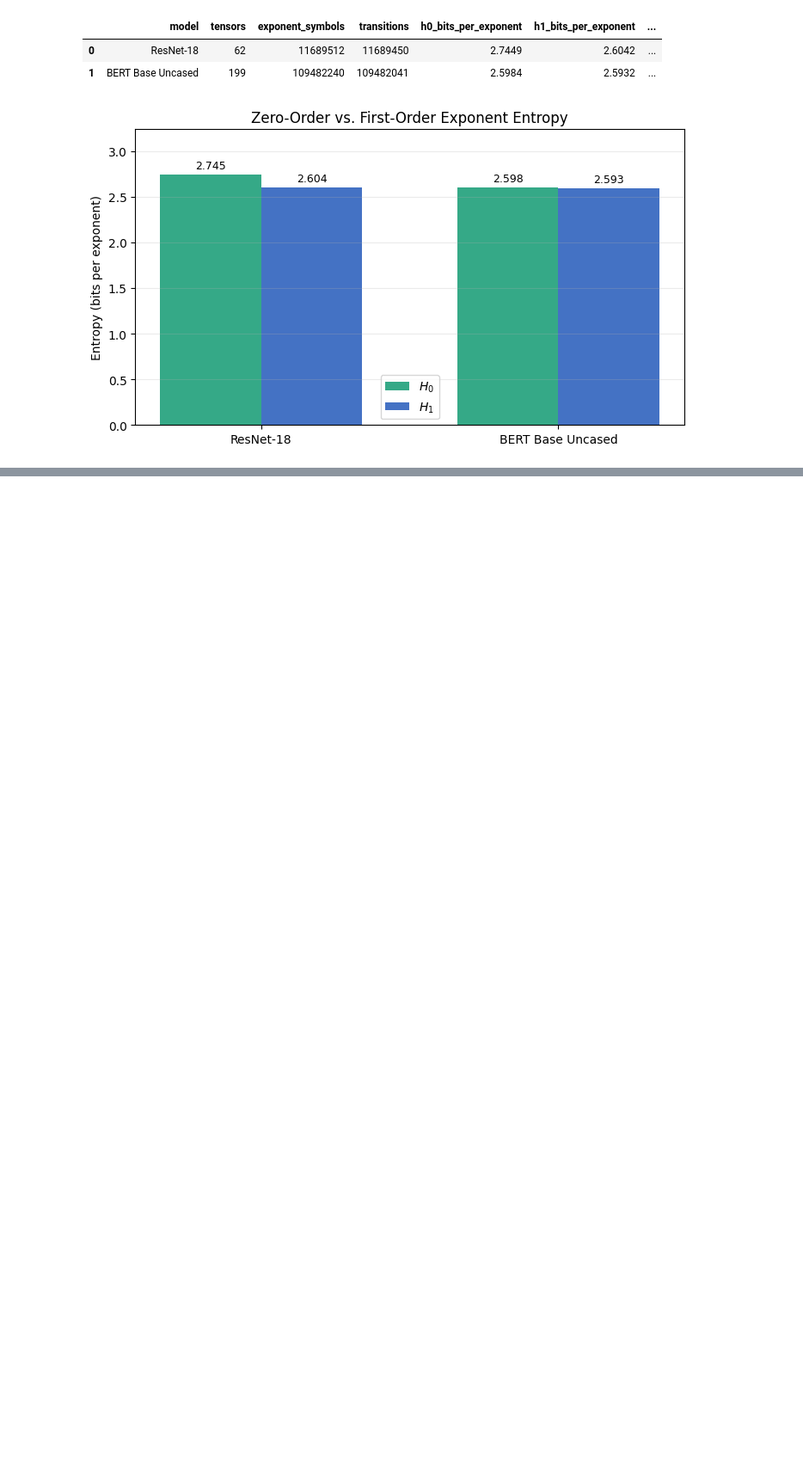
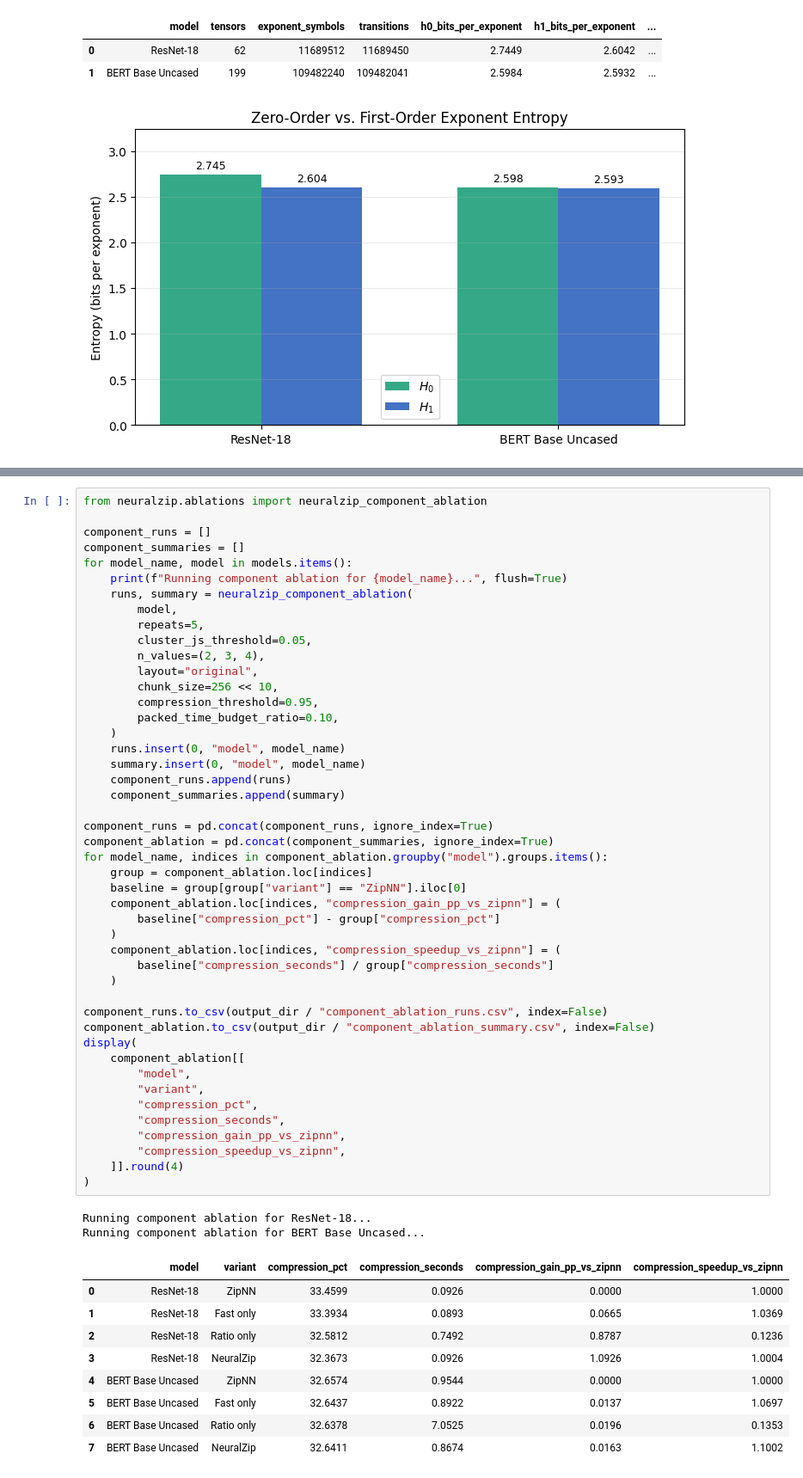
Before and after one commit to MartinEBravo/neuralzip, a Jupyter notebook: examples/0-ablations.ipynb, the cells around one changed output, grey strips where cells are left out. Shown at 86% size. Saved outputs shown, nothing was run; the diff lists cells and outputs as text; blank space fills up the shorter version.

Commit message:
Unify NeuralZip codec and add component ablation

```diff
--- a/examples/0-ablations.ipynb
+++ b/examples/0-ablations.ipynb
@@ -75,0 +80,58 @@ plt.close(fig)
+# %%
+from neuralzip.ablations import neuralzip_component_ablation
+
+component_runs = []
+component_summaries = []
+for model_name, model in models.items():
+    print(f"Running component ablation for {model_name}...", flush=True)
+    runs, summary = neuralzip_component_ablation(
+        model,
+        repeats=5,
+        cluster_js_threshold=0.05,
+        n_values=(2, 3, 4),
+        layout="original",
+        chunk_size=256 << 10,
+        compression_threshold=0.95,
+        packed_time_budget_ratio=0.10,
+    )
+    runs.insert(0, "model", model_name)
+    summary.insert(0, "model", model_name)
+    component_runs.append(runs)
+    component_summaries.append(summary)
+
+component_runs = pd.concat(component_runs, ignore_index=True)
+component_ablation = pd.concat(component_summaries, ignore_index=True)
+for model_name, indices in component_ablation.groupby("model").groups.items():
+    group = component_ablation.loc[indices]
+    baseline = group[group["variant"] == "ZipNN"].iloc[0]
+    component_ablation.loc[indices, "compression_gain_pp_vs_zipnn"] = (
+        baseline["compression_pct"] - group["compression_pct"]
+    )
+    component_ablation.loc[indices, "compression_speedup_vs_zipnn"] = (
+        baseline["compression_seconds"] / group["compression_seconds"]
+    )
+
+component_runs.to_csv(output_dir / "component_ablation_runs.csv", index=False)
+component_ablation.to_csv(output_dir / "component_ablation_summary.csv", index=False)
+display(
+    component_ablation[[
+        "model",
+        "variant",
+        "compression_pct",
+        "compression_seconds",
+        "compression_gain_pp_vs_zipnn",
+        "compression_speedup_vs_zipnn",
+    ]].round(4)
+)
+# %% [output]
+Running component ablation for ResNet-18...
+Running component ablation for BERT Base Uncased...
+|  | model | variant | compression_pct | compression_seconds | compression_gain_pp_vs_zipnn | compression_speedup_vs_zipnn |
+| 0 | ResNet-18 | ZipNN | 33.4599 | 0.0926 | 0.0000 | 1.0000 |
+| 1 | ResNet-18 | Fast only | 33.3934 | 0.0893 | 0.0665 | 1.0369 |
+| 2 | ResNet-18 | Ratio only | 32.5812 | 0.7492 | 0.8787 | 0.1236 |
+| 3 | ResNet-18 | NeuralZip | 32.3673 | 0.0926 | 1.0926 | 1.0004 |
+| 4 | BERT Base Uncased | ZipNN | 32.6574 | 0.9544 | 0.0000 | 1.0000 |
+| 5 | BERT Base Uncased | Fast only | 32.6437 | 0.8922 | 0.0137 | 1.0697 |
+| 6 | BERT Base Uncased | Ratio only | 32.6378 | 7.0525 | 0.0196 | 0.1353 |
+| 7 | BERT Base Uncased | NeuralZip | 32.6411 | 0.8674 | 0.0163 | 1.1002 |
```
Also changed, not shown: parts of 1 cell of this notebook, 47 other files.
